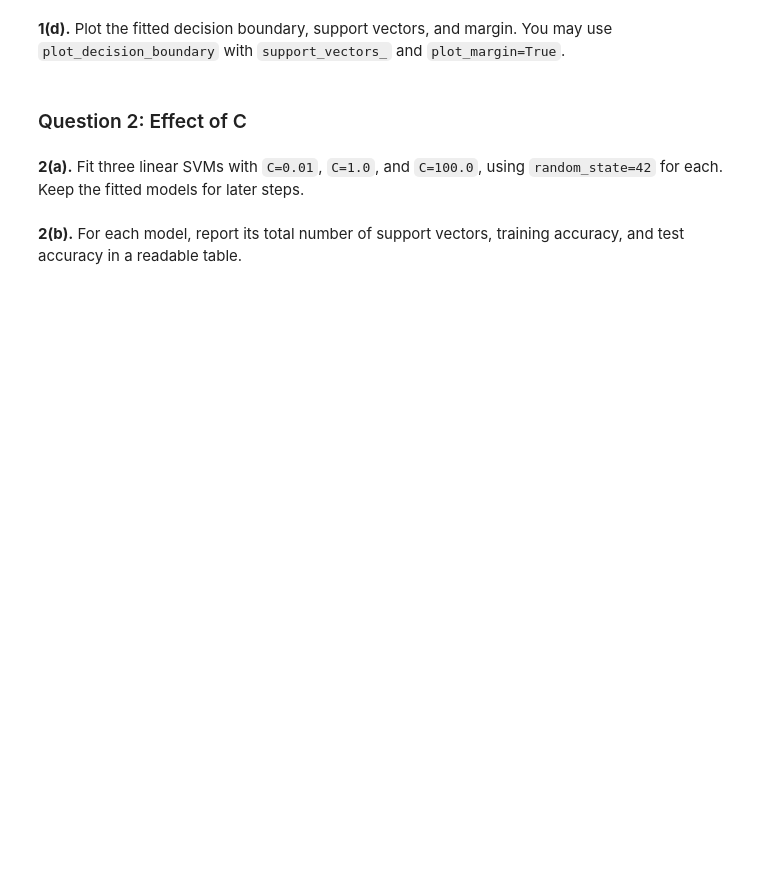
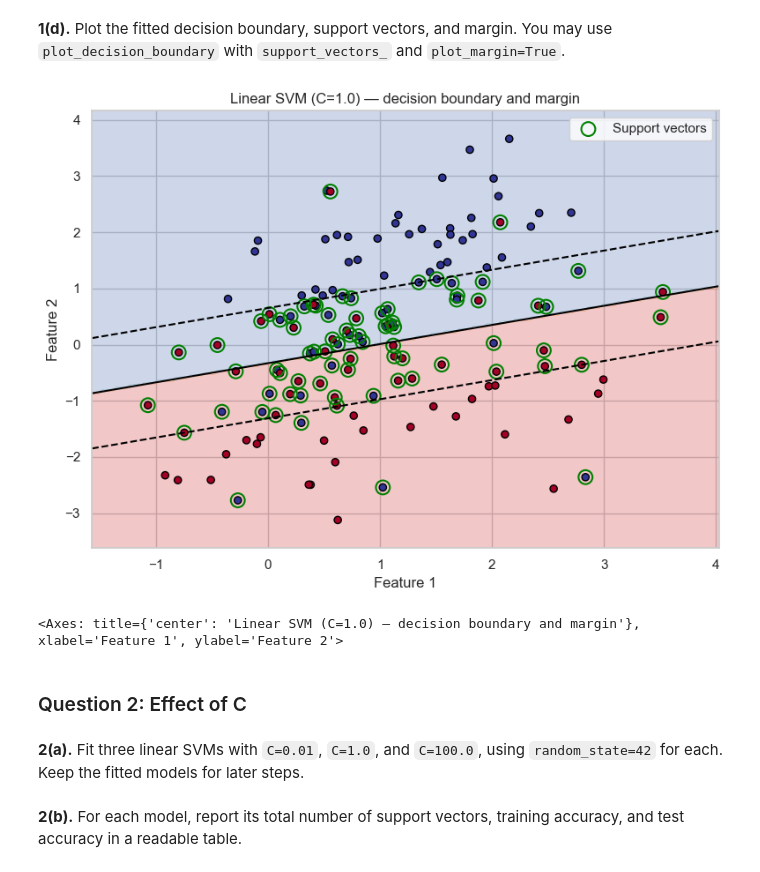
Before and after one commit to STAT-486-Fall-2026-Labs/lab-06-mbgardin, a Jupyter notebook: lab-06.ipynb, the cells around one changed output. Drawn from its saved outputs; the diff is of its cells as text; code cells hidden in the pictures; blank space fills up the shorter version.

```diff
--- a/lab-06.ipynb
+++ b/lab-06.ipynb
@@ -109,7 +133,15 @@ X_train, X_test, y_train, y_test = train_test_split(
 **1(d).** Plot the fitted decision boundary, support vectors, and margin. You may use `plot_decision_boundary` with `support_vectors_` and `plot_margin=True`.
 # %%
 # 1(d)
-# Your code here
+plot_decision_boundary(
+    X_train, y_train, svm_linear,
+    title="Linear SVM (C=1.0) — decision boundary and margin",
+    support_vectors=svm_linear.support_vectors_,
+    plot_margin=True,
+)
+# %% [output]
+[figure, added]
+<Axes: title={'center': 'Linear SVM (C=1.0) — decision boundary and margin'}, xlabel='Feature 1', ylabel='Feature 2'>
 # %% [markdown]
 ### Question 2: Effect of C
 # %% [markdown]
```
Also changed, not shown: parts of 51 cells of this notebook, 1 other file.
